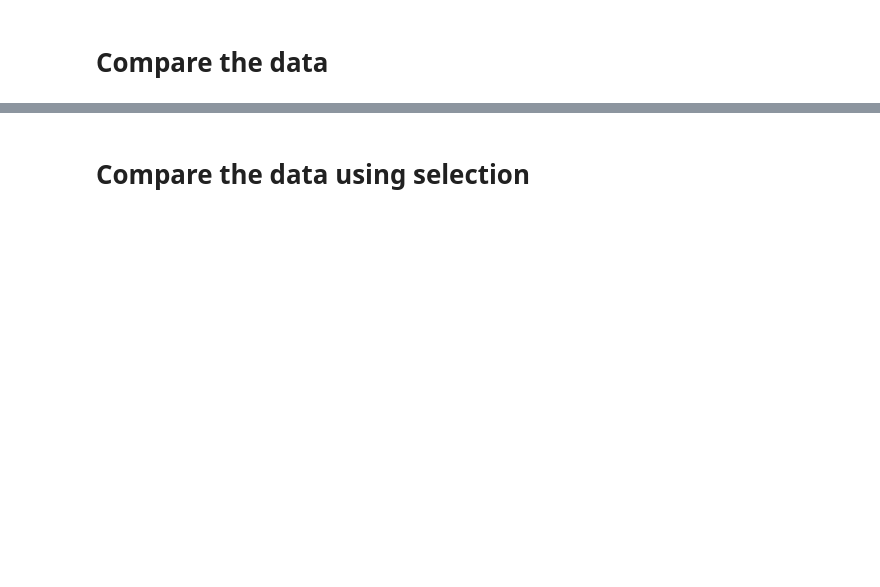
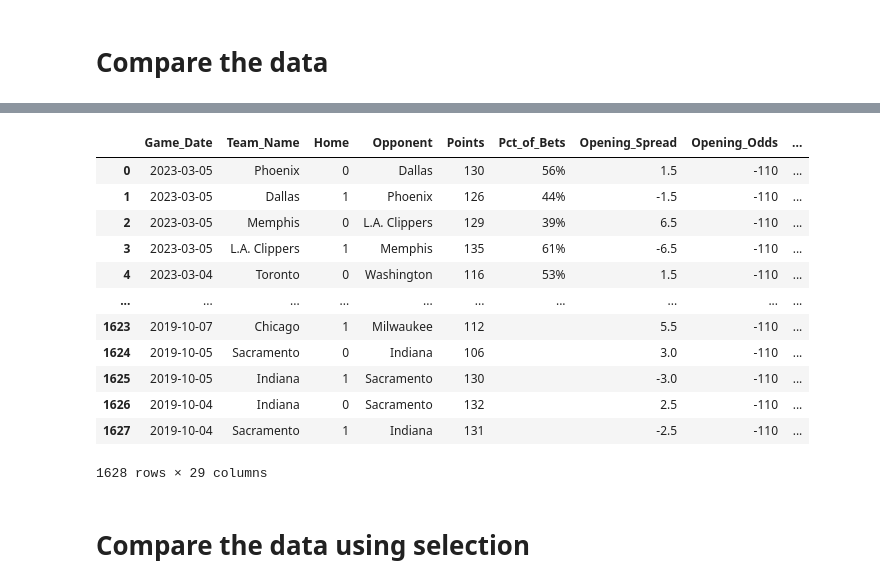
Before and after one commit to alecmatt5/nba_betting_analysis, a Jupyter notebook: backend/notebooks/secondary_model_alec.ipynb, the cells around one changed output, grey strips where cells are left out. Saved outputs shown, nothing was run; the diff lists cells and outputs as text; code cells hidden in the pictures; blank space fills up the shorter version.

```diff
--- a/backend/notebooks/secondary_model_alec.ipynb
+++ b/backend/notebooks/secondary_model_alec.ipynb
@@ -81,2 +129,22 @@ bets
+# %%
+bets['Game_Date'] = pd.to_datetime(bets['Game_Date'])
+# %%
+compare = bets.merge(y_pred, left_on=['Game_Date', 'TEAM_NAME_h'], right_on=['GAME_DATE', 'TEAM_NAME_h'])
+# %%
+compare
+# %% [output]
+|  | Game_Date | Team_Name | Home | Opponent | Points | Pct_of_Bets | Opening_Spread | Opening_Odds | ... |
+| 0 | 2023-03-05 | Phoenix | 0 | Dallas | 130 | 56% | 1.5 | -110 | ... |
+| 1 | 2023-03-05 | Dallas | 1 | Phoenix | 126 | 44% | -1.5 | -110 | ... |
+| 2 | 2023-03-05 | Memphis | 0 | L.A. Clippers | 129 | 39% | 6.5 | -110 | ... |
+| 3 | 2023-03-05 | L.A. Clippers | 1 | Memphis | 135 | 61% | -6.5 | -110 | ... |
+| 4 | 2023-03-04 | Toronto | 0 | Washington | 116 | 53% | 1.5 | -110 | ... |
+| ... | ... | ... | ... | ... | ... | ... | ... | ... | ... |
+| 1623 | 2019-10-07 | Chicago | 1 | Milwaukee | 112 |  | 5.5 | -110 | ... |
+| 1624 | 2019-10-05 | Sacramento | 0 | Indiana | 106 |  | 3.0 | -110 | ... |
+| 1625 | 2019-10-05 | Indiana | 1 | Sacramento | 130 |  | -3.0 | -110 | ... |
+| 1626 | 2019-10-04 | Indiana | 0 | Sacramento | 132 |  | 2.5 | -110 | ... |
+| 1627 | 2019-10-04 | Sacramento | 1 | Indiana | 131 |  | -2.5 | -110 | ... |
+1628 rows × 29 columns
 # %% [markdown]
 # Compare the data using selection
```
Also changed, not shown: parts of 19 cells of this notebook, 15 other files.
